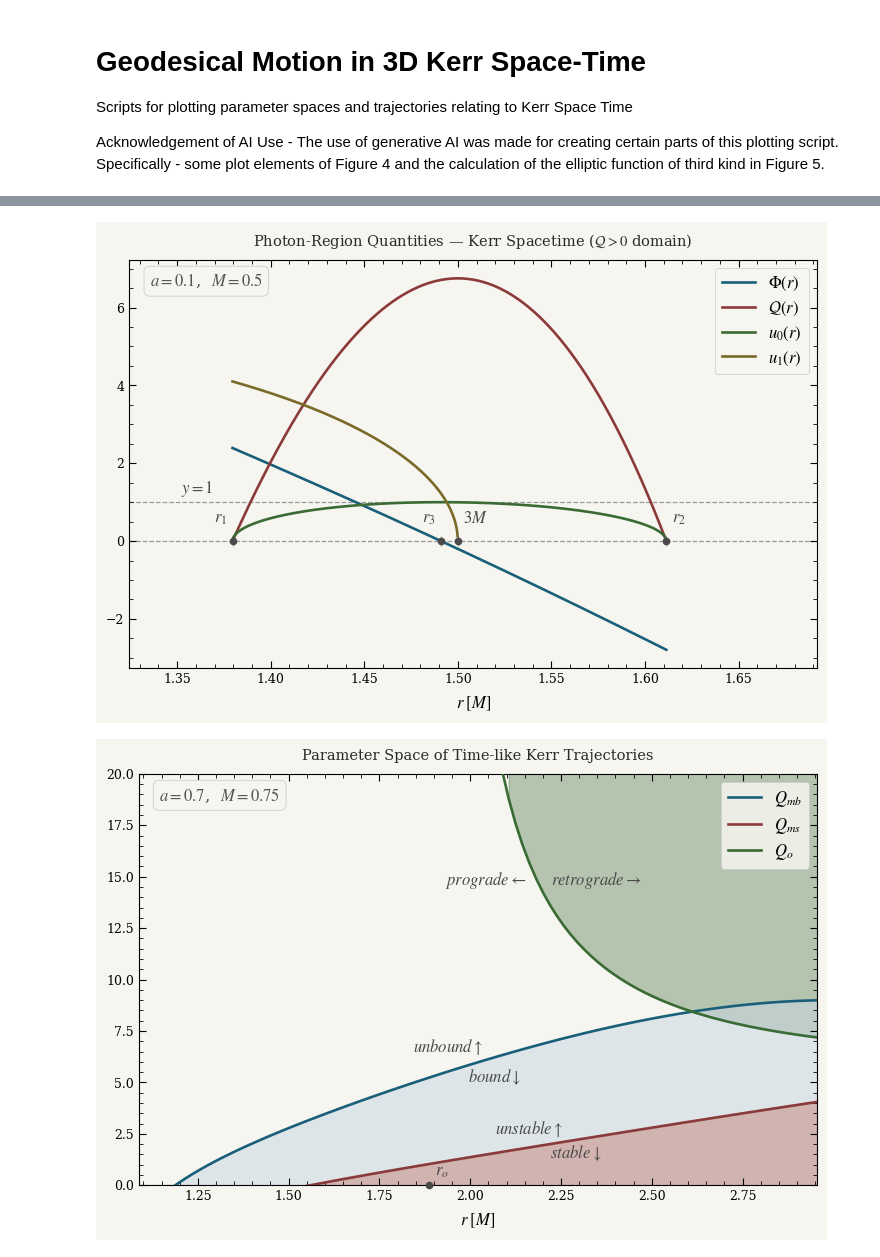
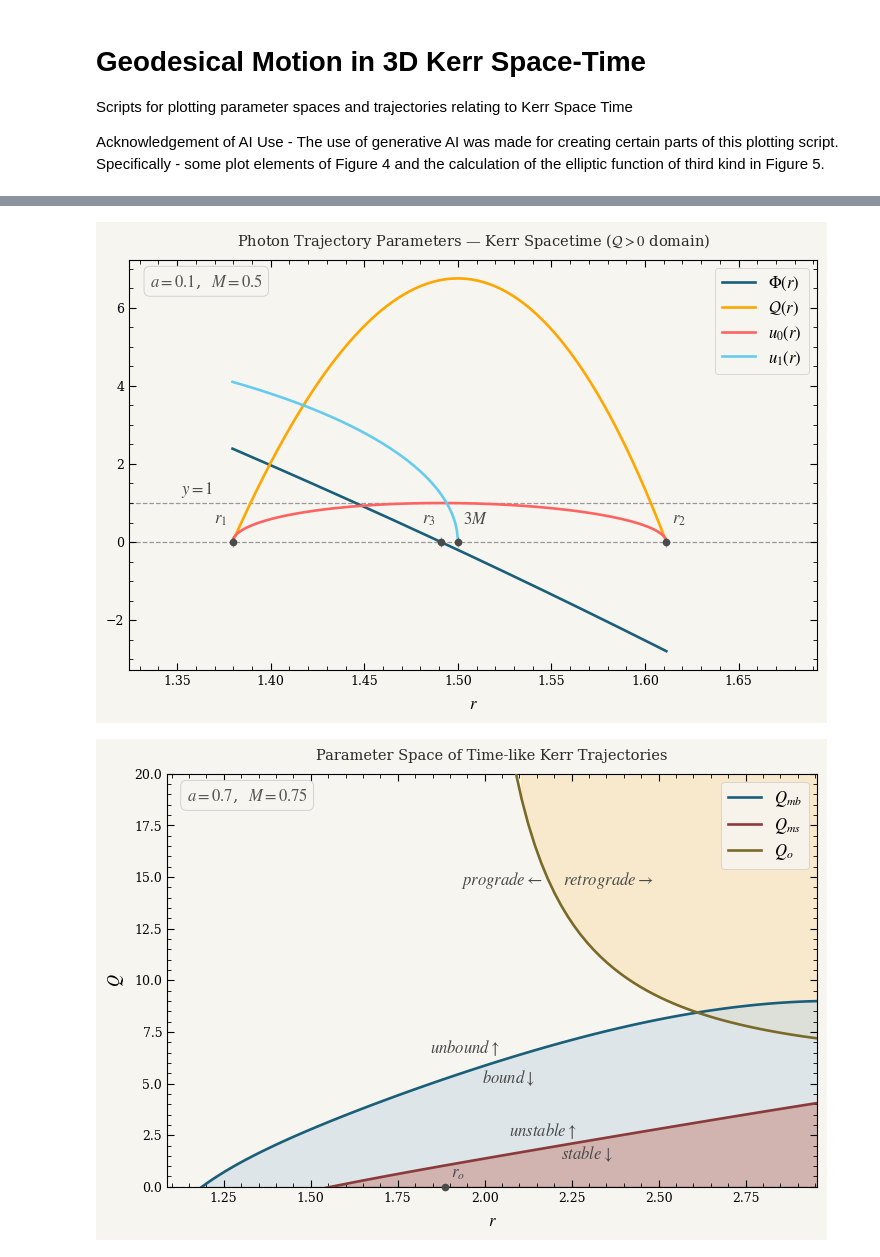
Before and after one commit to olafx/G0L86A_GR_kin, a Jupyter notebook: code/trajectoryKerrPlot.ipynb, the cells around one changed output, grey strips where cells are left out. Saved outputs shown, nothing was run; the diff lists cells and outputs as text; code cells hidden in the pictures.

Commit message:
Complete Kerr Trajectories - Report, Figures, Plot Script added

```diff
--- a/code/trajectoryKerrPlot.ipynb
+++ b/code/trajectoryKerrPlot.ipynb
@@ -39,7 +39,12 @@ COL_LBLUE  = "#C8D8E4"
 COL_CHARC  = "#4A4A4A"
 COL_GOLD = "#7A6A2A"
 COL_GREY = "#999999"
-COL_GREEN  = "#3A6B35"
+COL_BBLUE  = "#66CCEE"
+COL_TEALV2 = "#003f5c"
+COL_VIOLET = "#58508d"
+COL_PINK = "#bc5090"
+COL_BRICK = "#ff6361"
+COL_YELLOW = "#ffa600"
 # %%
 # Parameters for the Black Hole and Particle Trajectories
 a = 10
@@ -279,7 +282,7 @@ u1 = np.sqrt(r**3 * (3*M - r) / (a**2*(r + M)))
 fig, ax = plt.subplots(figsize=(7.5, 5.2), facecolor=BG)
 ax.set_facecolor(BG)
 ax.set_title(
-    r"Photon-Region Quantities — Kerr Spacetime ($\mathcal{Q}>0$ domain)",
+    r"Photon Trajectory Parameters — Kerr Spacetime ($\mathcal{Q}>0$ domain)",
     fontsize=10.5, pad=10, color="#2A2A2A"
 )
 
@@ -293,9 +296,9 @@ ax.annotate(r"$y=1$", xy=(r1*0.98, 1.08),
 
 # PLOTTING
 ax.plot(r, Phi,   color=COL_TEAL, lw=1.9, label=r"$\Phi(r)$",        zorder=3)
-ax.plot(r, Q,     color=COL_ROSE,   lw=1.9, label=r"$\mathcal{Q}(r)$", zorder=3)
-ax.plot(r, u0, color=COL_GREEN,  lw=1.9, label=r"$u_0(r)$",         zorder=3)
-ax.plot(r, u1, color=COL_GOLD,  lw=1.9, label=r"$u_1(r)$",         zorder=3)
+ax.plot(r, Q,     color=COL_YELLOW,   lw=1.9, label=r"$\mathcal{Q}(r)$", zorder=3)
+ax.plot(r, u0, color=COL_BRICK,  lw=1.9, label=r"$u_0(r)$",         zorder=3)
+ax.plot(r, u1, color=COL_BBLUE,  lw=1.9, label=r"$u_1(r)$",         zorder=3)
 
 
 ax.set_xlim(r1*0.96, r2*1.05)
@@ -322,7 +325,7 @@ for r_val, sym, side in critRadii:
                 ha="left" if side=="right" else "right", va="bottom")
 
 
-ax.set_xlabel(r"$r\;[M]$", fontsize=12, labelpad=6)
+ax.set_xlabel(r"$r$", fontsize=12, labelpad=6)
 ax.set_ylabel("",          fontsize=12)
 ax.tick_params(labelsize=9)
 
@@ -342,7 +345,7 @@ plt.tight_layout(pad=1.4)
 plt.savefig("../report/figures/kerr_photon.png",
             dpi=300, bbox_inches="tight", facecolor=BG)
 # %% [output]
-[figure, old version]
+[figure, new version]
 # %%
 # Parameters
 a = 0.7
@@ -383,7 +386,7 @@ ax.axhline(y=0, color="#999999", lw=0.9, ls="--", zorder=1)
 
 ax.plot(r, Qmb,   color=COL_TEAL, lw=1.9, label=r"$Q_{mb}$",      zorder=3)
 ax.plot(r, Qms,     color=COL_ROSE,   lw=1.9, label=r"$Q_{ms}$", zorder=3)
-ax.plot(r, Qo, color=COL_GREEN,  lw=1.9, label=r"$Q_o$",         zorder=3)
+ax.plot(r, Qo, color=COL_GOLD,  lw=1.9, label=r"$Q_o$",         zorder=3)
 
 
 ax.set_xlim(r1, r2)
@@ -407,8 +410,8 @@ for r_val, sym, side in criticalRadii:
                 ha="left" if side == "right" else "right", va="center")
 
 
-ax.set_xlabel(r"$r\;[M]$", fontsize=12, labelpad=6)
-ax.set_ylabel("",          fontsize=12)
+ax.set_xlabel(r"$r$", fontsize=12, labelpad=6)
+ax.set_ylabel(r"$Q$", fontsize=12, labelpad=6)
 ax.tick_params(labelsize=9)
 
 legend = ax.legend(fontsize=12.0, framealpha=0.85, edgecolor="#CCCCCC",
@@ -431,7 +434,7 @@ ax.fill_between(r, Qms,
 
 ax.fill_between(r, Qo , 20,
                 where=(Qo < 20),
-                color=COL_GREEN, alpha=0.35,
+                color=COL_YELLOW, alpha=0.15,
                 label="Forbidden region", zorder=1)
 
 ax.fill_between(r, Qmb, Qms,
@@ -440,34 +443,34 @@ ax.fill_between(r, Qmb, Qms,
                 label="Forbidden region", zorder=1)
 
 ax.annotate(r"$unbound \uparrow$", xy=(r[40], Qmb[40]*1.25),
                 fontsize=12, color=COL_CHARC,
                 ha="left" if side == "right" else "right", va="bottom")
 
 ax.annotate(r"$bound \downarrow$", xy=(r[48], Qmb[48]*0.82),
                 fontsize=12, color=COL_CHARC,
                 ha="left" if side == "right" else "right", va="bottom")
 
 ax.annotate(r"$unstable \uparrow$", xy=(r[52], Qms[52]*1.43),
                 fontsize=12, color=COL_CHARC,
                 ha="left" if side == "right" else "right", va="bottom")
 
 ax.annotate(r"$stable \downarrow$", xy=(r[60], Qms[60]*0.55),
                 fontsize=12, color=COL_CHARC,
                 ha="left" if side == "right" else "right", va="bottom")
 
 ax.annotate(r"$prograde \leftarrow$", xy=(r[60]*0.87, Qo[60]*1.05),
                 fontsize=12, color=COL_CHARC,
                 ha="left" if side == "right" else "right", va="bottom")
 
 ax.annotate(r"$retrograde \rightarrow$", xy=(r[60]*1.002, Qo[60]*1.05),
                 fontsize=12, color=COL_CHARC,
                 ha="left" if side == "right" else "right", va="bottom")
 
 plt.tight_layout(pad=1.4)
 plt.savefig("../report/figures/kerr_timelike_parameter_space.png",
             dpi=300, bbox_inches="tight", facecolor=BG)
 # %% [output]
-[figure, old version]
+[figure, new version]
 # %%
 import numpy as np
 import matplotlib.pyplot as plt
```
Also changed, not shown: parts of 3 cells of this notebook, 6 other files.
